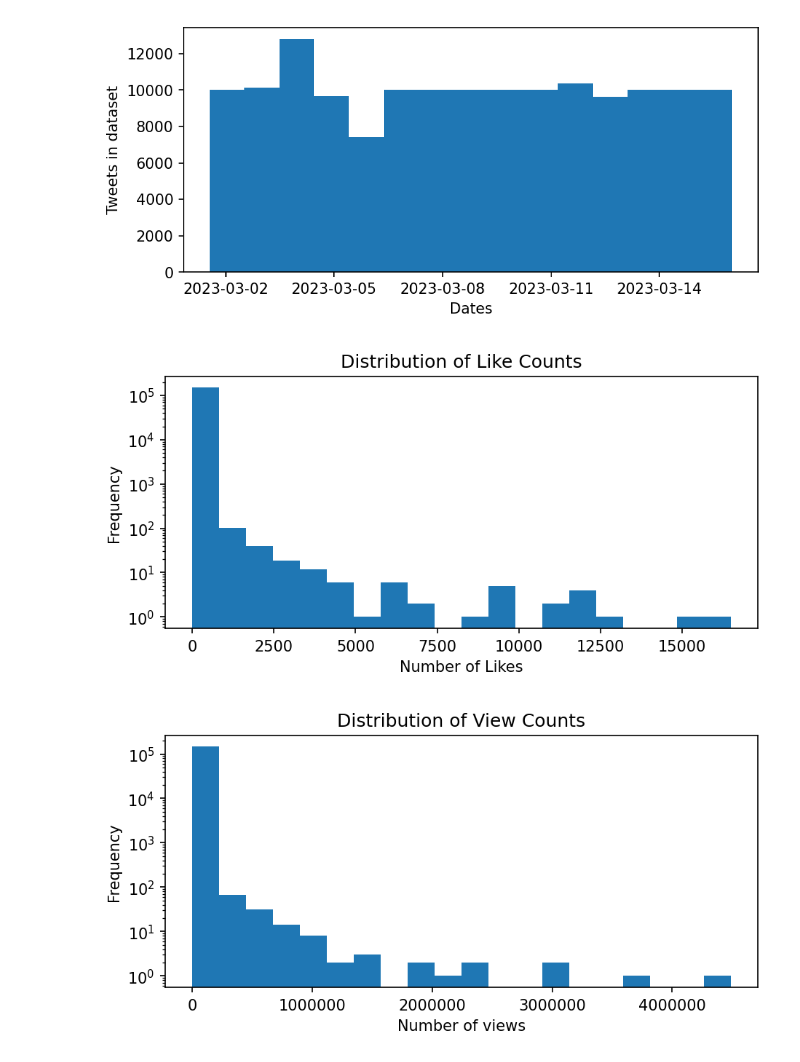
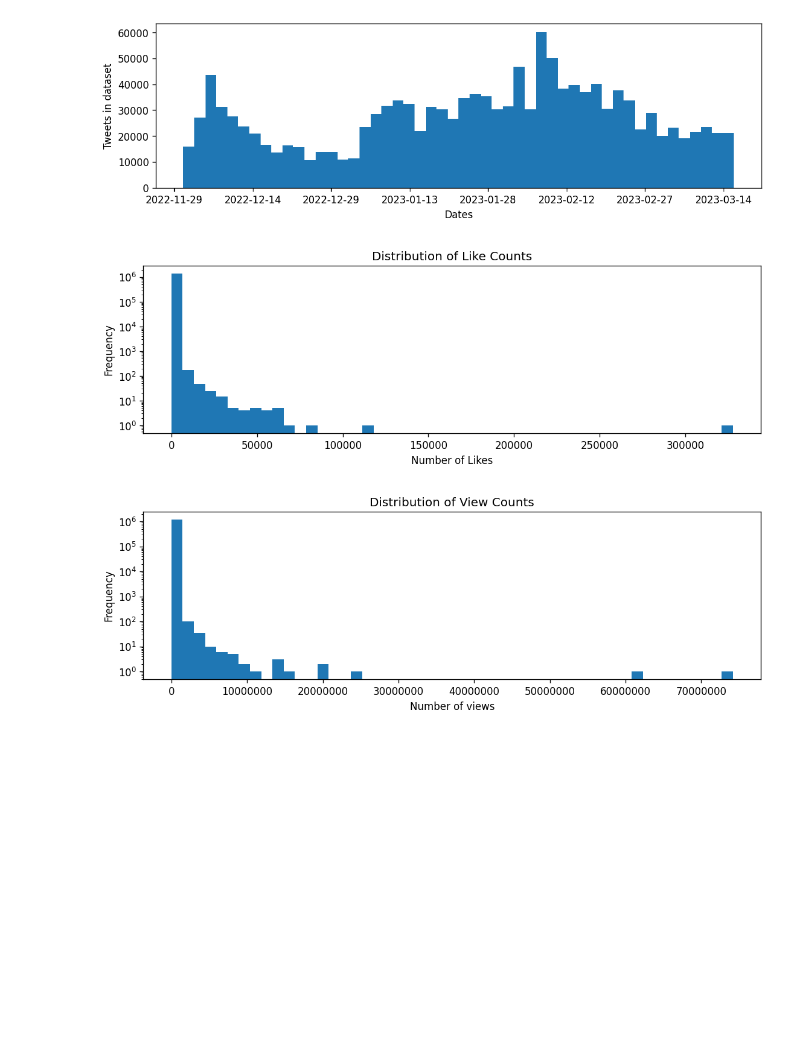
Before and after one commit to ImCombo/MSBD5005-Project, a Jupyter notebook: HaydenExplore.ipynb, the cells around one changed output. Drawn from its saved outputs; the diff is of its cells as text; code cells hidden in the pictures; blank space fills up the shorter version.

```diff
--- a/HaydenExplore.ipynb
+++ b/HaydenExplore.ipynb
@@ -1,60 +1,56 @@
 # %%
 import pickle
 
-with open('tweets.pkl', 'rb') as f:
+with open('D:\Downloads\\tweet_combine_221130-230315.pkl', 'rb') as f:
     tweets_dict = pickle.load(f)
 # %%
+# Plot the amount of tweet collected overtime but may not be representative of the actual number of tweet
 import matplotlib.pyplot as plt
 import matplotlib.dates as mdates
 
 # Convert strings to datetime objects
 dates = [tweets_dict[k].date for k in tweets_dict]
 
 # Create a figure and a subplot
 fig, ax = plt.subplots()
 
 # Plot a histogram of the dates
-ax.hist(dates, bins=15)
+ax.hist(dates, bins=50)
 
 # Set the x-axis to display dates
-ax.xaxis.set_major_locator(mdates.DayLocator(interval=3))
+ax.xaxis.set_major_locator(mdates.DayLocator(interval=15))
 ax.xaxis.set_major_formatter(mdates.DateFormatter('%Y-%m-%d'))
 
 # Set the y-axis label
 ax.set_ylabel('Frequency')
 
 # Show the plot
 plt.xlabel('Dates')
 plt.ylabel('Tweets in dataset')
 plt.show()
 # %% [output]
-[figure, old version]
+[figure, new version]
 # %%
 # Ploting distribution of like count
 import matplotlib.pyplot as plt
 
 like_counts = [tweets_dict[k].likeCount for k in tweets_dict if tweets_dict[k]]
 
-plt.hist(like_counts, bins=20)
+plt.hist(like_counts, bins=50)
 plt.title('Distribution of Like Counts')
 plt.xlabel('Number of Likes')
 plt.ylabel('Frequency')
 plt.yscale('log')
 plt.show()
 # %% [output]
-[figure, old version]
+[figure, new version]
 # %%
 # Ploting distribution of view count
 import matplotlib.pyplot as plt
-import matplotlib as mpl
-
-# set figure size and resolution
-mpl.rcParams['figure.figsize'] = (7, 3)
-mpl.rcParams['figure.dpi'] = 150
 
 view_counts = [tweets_dict[k].viewCount for k in tweets_dict if tweets_dict[k].viewCount is not None]
 
-plt.hist(view_counts, bins=20)
+plt.hist(view_counts, bins=50)
 plt.title('Distribution of View Counts')
 plt.xlabel('Number of views')
 plt.ylabel('Frequency')
@@ -62,7 +58,7 @@ plt.ticklabel_format(style='plain', axis='x')
 plt.yscale('log')
 plt.show()
 # %% [output]
-[figure, old version]
+[figure, new version]
 # %%
 import matplotlib.pyplot as plt
 
```
Also changed, not shown: parts of 4 cells of this notebook, 1 other file.
